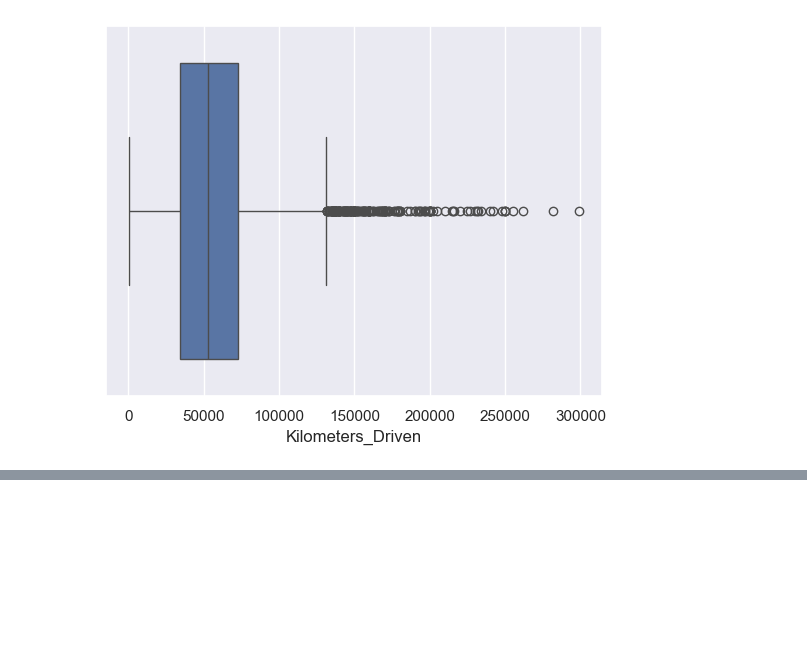
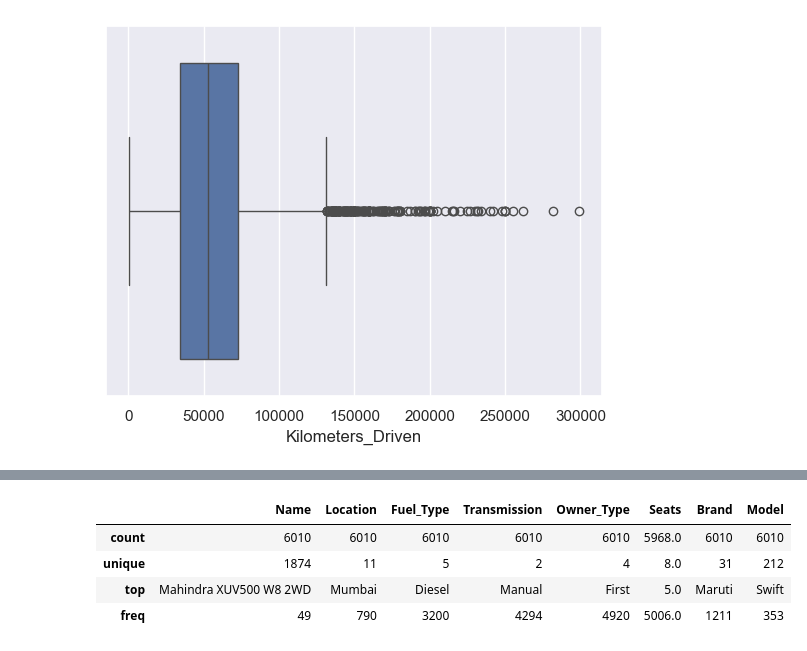
Before and after one commit to MahmoudAbuelhasaan/Used_Cars_Price_Prediction, a Jupyter notebook: Used_Cars_Price_Prediction.ipynb, the cells around one changed output, grey strips where cells are left out. Saved outputs shown, nothing was run; the diff lists cells and outputs as text; code cells hidden in the pictures; blank space fills up the shorter version.

```diff
--- a/Used_Cars_Price_Prediction.ipynb
+++ b/Used_Cars_Price_Prediction.ipynb
@@ -610,0 +646,8 @@ def handele_outler(x,p1=0.25,p2=0.75):
+# %%
+df3.describe(include='O')
+# %% [output]
+|  | Name | Location | Fuel_Type | Transmission | Owner_Type | Seats | Brand | Model |
+| count | 6010 | 6010 | 6010 | 6010 | 6010 | 5968.0 | 6010 | 6010 |
+| unique | 1874 | 11 | 5 | 2 | 4 | 8.0 | 31 | 212 |
+| top | Mahindra XUV500 W8 2WD | Mumbai | Diesel | Manual | First | 5.0 | Maruti | Swift |
+| freq | 49 | 790 | 3200 | 4294 | 4920 | 5006.0 | 1211 | 353 |
```
Also changed, not shown: parts of 30 cells of this notebook.
